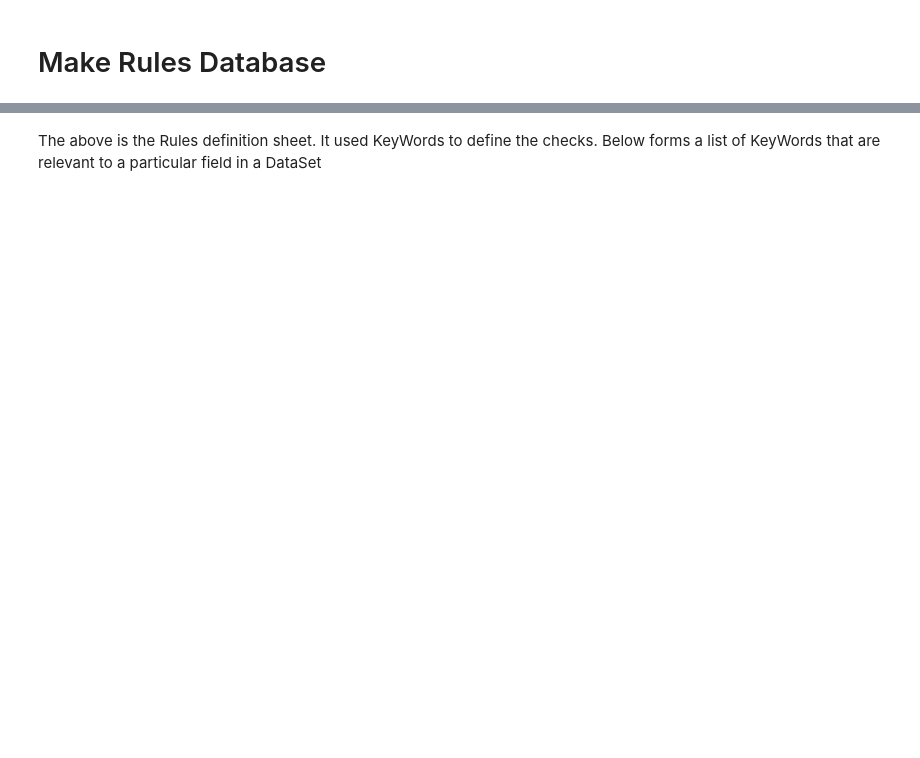
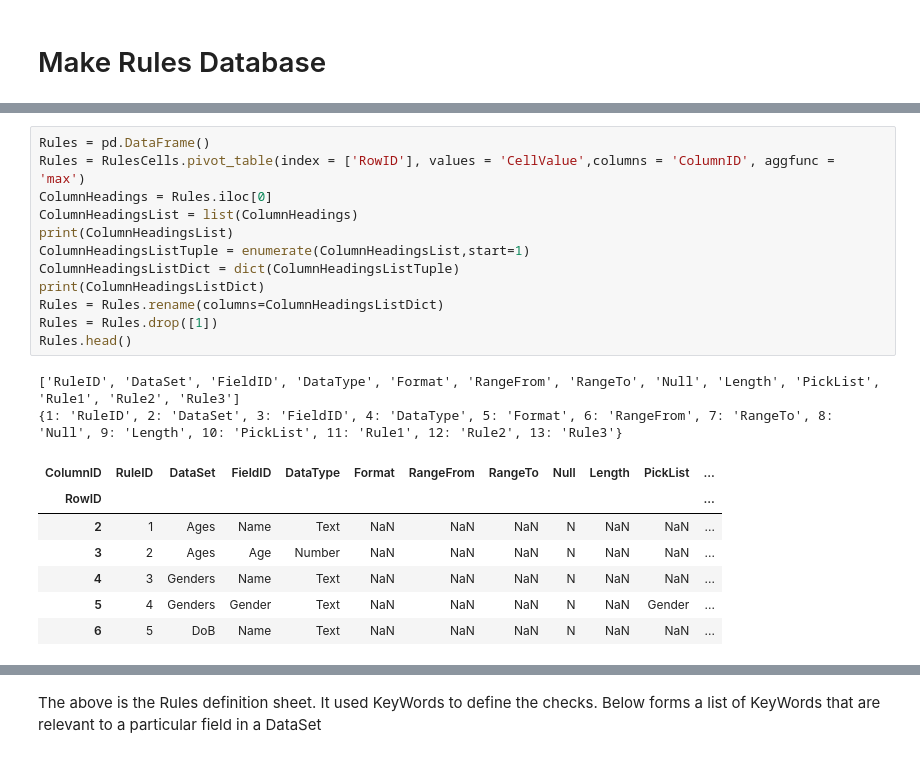
Before and after one commit to andrewcgaitskell/excel-extractor, a Jupyter notebook: DataPipeline.ipynb, the cells around one changed output, grey strips where cells are left out. Saved outputs shown, nothing was run; the diff lists cells and outputs as text; blank space fills up the shorter version.

```diff
--- a/DataPipeline.ipynb
+++ b/DataPipeline.ipynb
@@ -264,2 +314,24 @@ DataMap.head()
+# %%
+Rules = pd.DataFrame()
+Rules = RulesCells.pivot_table(index = ['RowID'], values = 'CellValue',columns = 'ColumnID', aggfunc = 'max')
+ColumnHeadings = Rules.iloc[0]
+ColumnHeadingsList = list(ColumnHeadings)
+print(ColumnHeadingsList)
+ColumnHeadingsListTuple = enumerate(ColumnHeadingsList,start=1)
+ColumnHeadingsListDict = dict(ColumnHeadingsListTuple)
+print(ColumnHeadingsListDict)
+Rules = Rules.rename(columns=ColumnHeadingsListDict)
+Rules = Rules.drop([1])
+Rules.head()
+# %% [output]
+['RuleID', 'DataSet', 'FieldID', 'DataType', 'Format', 'RangeFrom', 'RangeTo', 'Null', 'Length', 'PickList', 'Rule1', 'Rule2', 'Rule3']
+{1: 'RuleID', 2: 'DataSet', 3: 'FieldID', 4: 'DataType', 5: 'Format', 6: 'RangeFrom', 7: 'RangeTo', 8: 'Null', 9: 'Length', 10: 'PickList', 11: 'Rule1', 12: 'Rule2', 13: 'Rule3'}
+| ColumnID | RuleID | DataSet | FieldID | DataType | Format | RangeFrom | RangeTo | Null | Length | PickList | ... |
+| RowID |  |  |  |  |  |  |  |  |  |  | ... |
+| 2 | 1 | Ages | Name | Text | NaN | NaN | NaN | N | NaN | NaN | ... |
+| 3 | 2 | Ages | Age | Number | NaN | NaN | NaN | N | NaN | NaN | ... |
+| 4 | 3 | Genders | Name | Text | NaN | NaN | NaN | N | NaN | NaN | ... |
+| 5 | 4 | Genders | Gender | Text | NaN | NaN | NaN | N | NaN | Gender | ... |
+| 6 | 5 | DoB | Name | Text | NaN | NaN | NaN | N | NaN | NaN | ... |
 # %%
 RulesDF.head()
```
Also changed, not shown: parts of 20 cells of this notebook.
